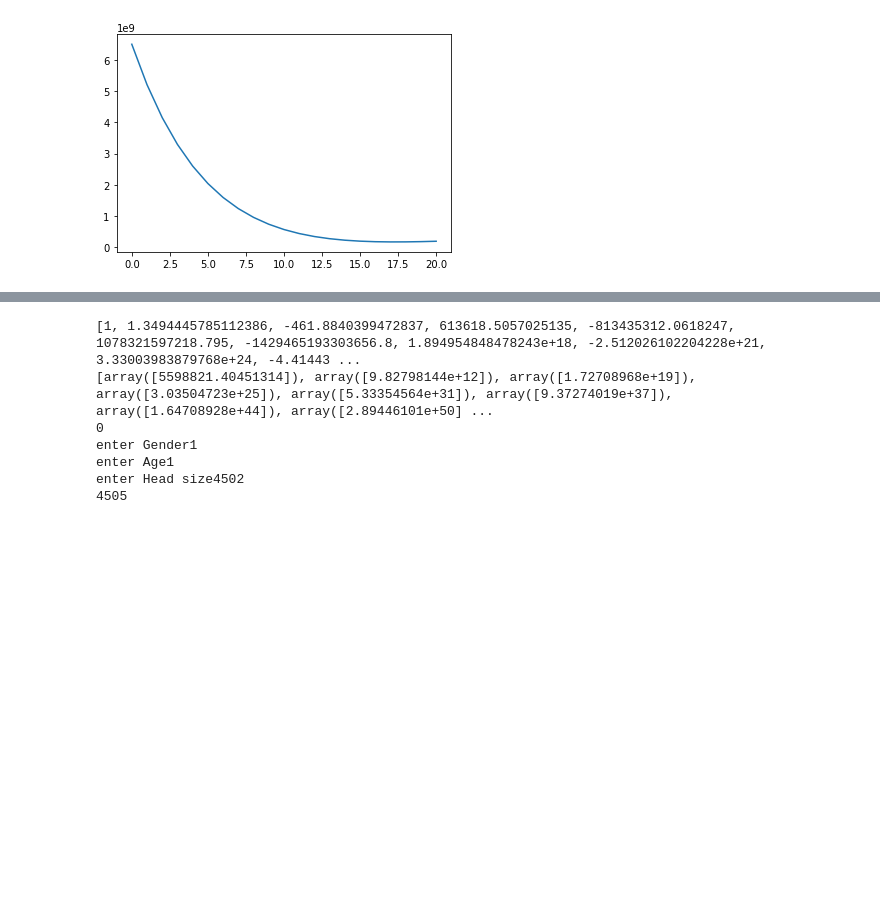
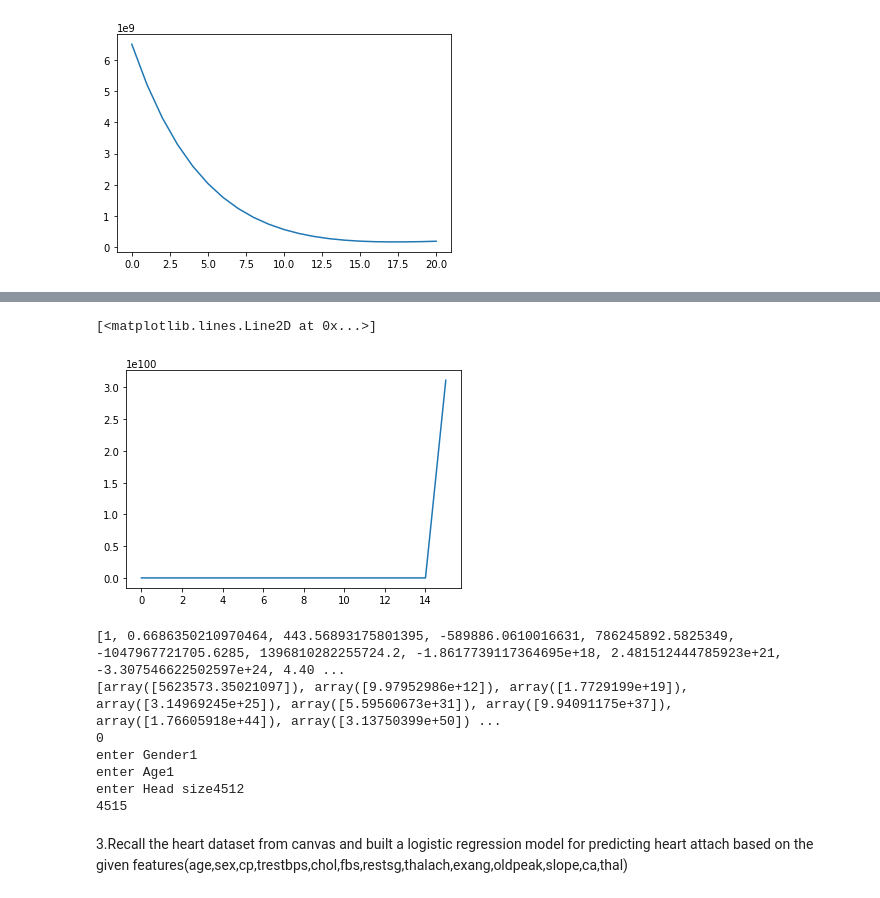
Before and after one commit to 18K41A04B6/AI-ASSIGNMENTS, a Jupyter notebook: assignment_4ipynb.ipynb, the cells around one changed output, grey strips where cells are left out. Cells and saved outputs as stored; diff of their text form; code cells hidden in the pictures; blank space fills up the shorter version.

```diff
--- a/assignment_4ipynb.ipynb
+++ b/assignment_4ipynb.ipynb
@@ -168,7 +172,7 @@ def gradient_descent_runner(x1, x2, x3, y1, starting_w0, starting_w1, starting_w
       #print(c,m)
 
 def run():
-    sn = pd.read_csv('/content/multiple-regression.csv')
+    sn = pd.read_csv('/content/drive/My Drive/Drive/ datasets_56097_107686_headbrain.csv')
     x11=sn.iloc[:,0:1]
     x22=sn.iloc[:,1:2]
     x33=sn.iloc[:,2:3]
@@ -182,13 +186,13 @@ def run():
     initial_w1 = 1
     initial_w2 = 1
     initial_w3 = 1
-    num_iterations = 10
+    num_iterations = 15
     compute_error(initial_w0, initial_w1, initial_w2, initial_w3, x1, x2, x3, y1)
     gradient_descent_runner(x1, x2, x3, y1, initial_w0, initial_w1, initial_w2,initial_w3, learning_rate, num_iterations)
 
 
 
 run()
-it=np.arange(0,11)
+it=np.arange(0,16)
 #print(er)
 #plt.plot(it,er)
@@ -195,5 +216,10 @@ it=np.arange(0,11)
+# %%
+plt.plot(it,er)
+# %% [output]
+[<matplotlib.lines.Line2D at 0x...>]
+[figure, added]
 # %%
-sn = pd.read_csv('/content/multiple-regression.csv')
+sn = pd.read_csv('/content/drive/My Drive/Drive/ datasets_56097_107686_headbrain.csv')
 x1=sn.iloc[:,0:1]
 x2=sn.iloc[:,1:2]
 x3=sn.iloc[:,2:3]
@@ -212,13 +238,15 @@ b=int(input('enter Age'))
 c=int(input('enter Head size'))
 print(w1[indexx]*a+w2[indexx]*b+w3[indexx]*c+w0[indexx])
 # %% [output]
-[1, 1.3494445785112386, -461.8840399472837, 613618.5057025135, -813435312.0618247, 1078321597218.795, -1429465193303656.8, 1.894954848478243e+18, -2.512026102204228e+21, 3.33003983879768e+24, -4.41443 ...
-[array([5598821.40451314]), array([9.82798144e+12]), array([1.72708968e+19]), array([3.03504723e+25]), array([5.33354564e+31]), array([9.37274019e+37]), array([1.64708928e+44]), array([2.89446101e+50] ...
+[1, 0.6686350210970464, 443.56893175801395, -589886.0610016631, 786245892.5825349, -1047967721705.6285, 1396810282255724.2, -1.8617739117364695e+18, 2.481512444785923e+21, -3.307546622502597e+24, 4.40 ...
+[array([5623573.35021097]), array([9.97952986e+12]), array([1.7729199e+19]), array([3.14969245e+25]), array([5.59560673e+31]), array([9.94091175e+37]), array([1.76605918e+44]), array([3.13750399e+50]) ...
 0
 enter Gender1
 enter Age1
-enter Head size4502
-4505
+enter Head size4512
+4515
+# %% [markdown]
+3.Recall the heart dataset from canvas and built a logistic regression model for predicting heart attach based on the given features(age,sex,cp,trestbps,chol,fbs,restsg,thalach,exang,oldpeak,slope,ca,thal)
 # %%
 import numpy as np
 import pandas as pd
```
Also changed, not shown: parts of 8 cells of this notebook.
